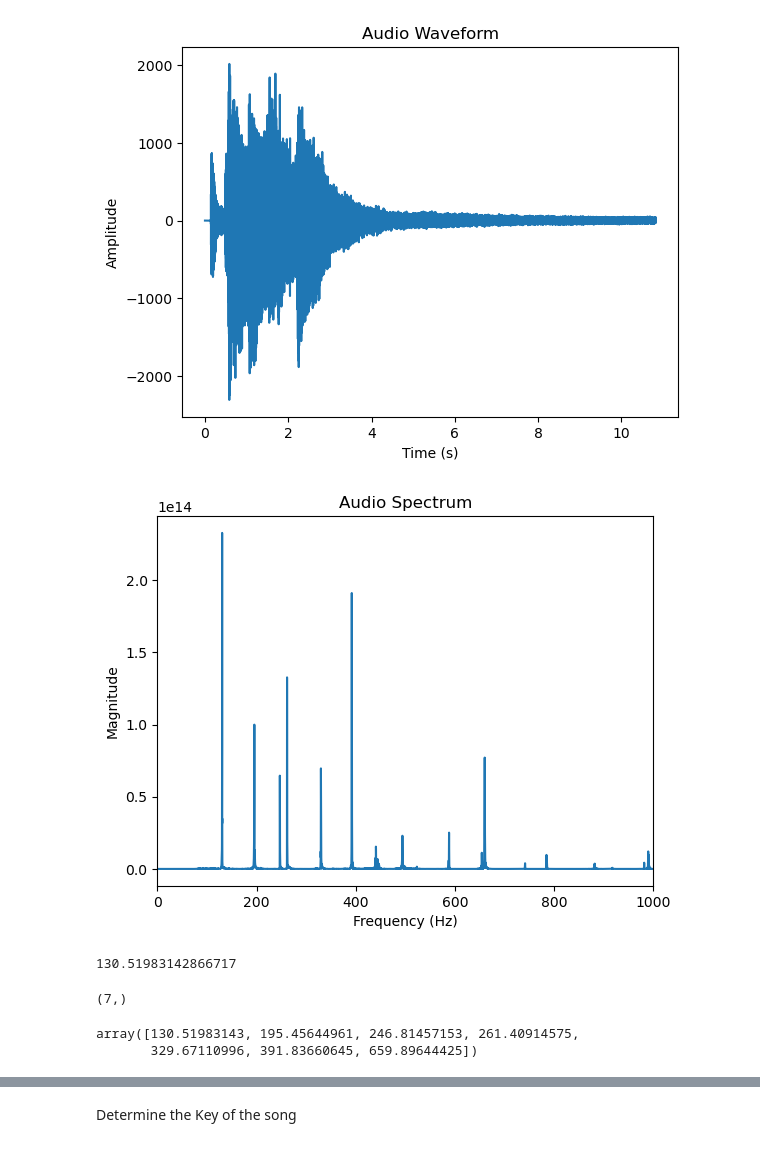
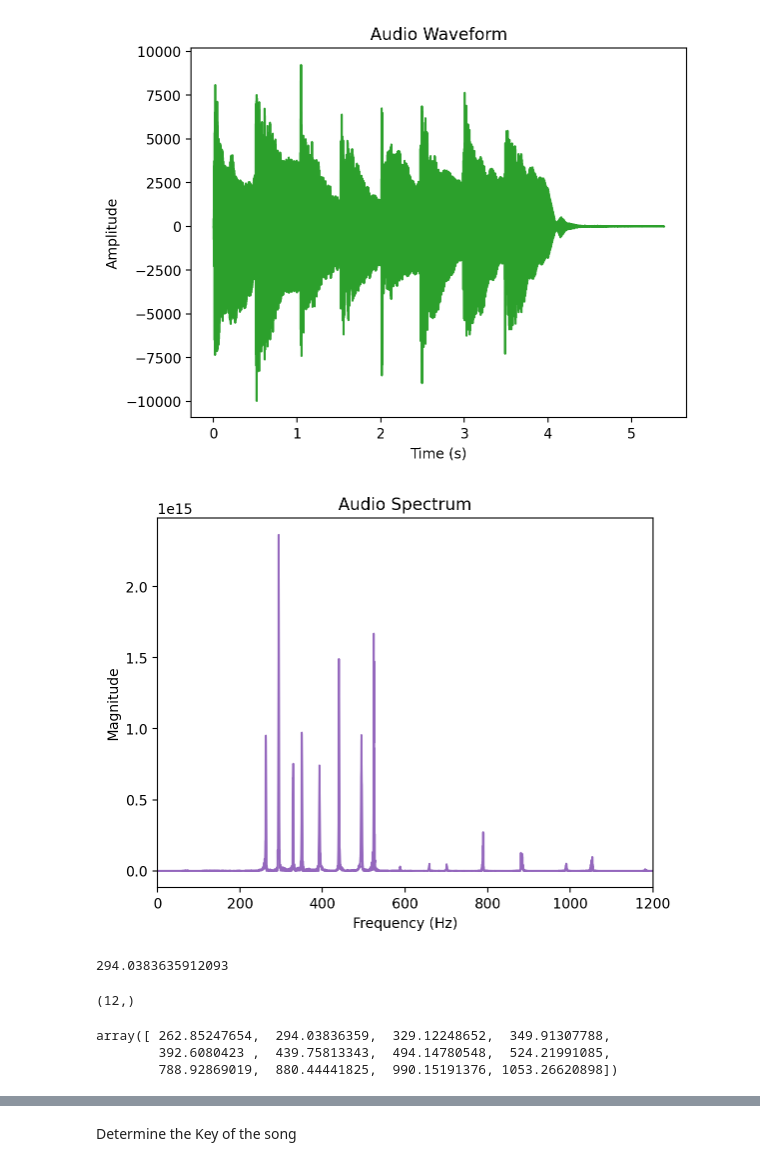
Before and after one commit to kujabes/SpaCy-Music, a Jupyter notebook: fourier_analysis.ipynb, the cells around one changed output, grey strips where cells are left out. Cells and saved outputs as stored; diff of their text form; code cells hidden in the pictures.

```diff
--- a/fourier_analysis.ipynb
+++ b/fourier_analysis.ipynb
@@ -6,7 +6,7 @@ from scipy.fft import fft, fftfreq
 from scipy.signal import find_peaks
 from librosa import hz_to_note
 # %%
-sample_rate, audio_data = wav.read("chords/CmajMelody1.wav")
+sample_rate, audio_data = wav.read("chords/CMajorScale.wav")
 # %%
 # if we have stereo input
 if len(audio_data.shape) == 2:
@@ -40,13 +40,13 @@ Frequency 0.8313365059150775 Hz, Magnitude: 1771.893523164115
 # %%
 # Time domain Plot
 time = np.arange(len(audio_data)) / sample_rate  # Create time axis
-plt.plot(time, audio_data)
+plt.plot(time, audio_data, color='tab:green')
 plt.xlabel("Time (s)")
 plt.ylabel("Amplitude")
 plt.title("Audio Waveform")
 plt.show()
 # %% [output]
-[figure, old version]
+[figure, new version]
 # %%
 # Isolating positive frequencies
 # Note: only first half of values are unique/positive
@@ -57,20 +57,20 @@ pos_fft_result = abs_fft_result[:n // 2]
 # %%
 # Frequency Domain Plot
 
-plt.plot(pos_fft_freq, pos_fft_result)  # Plot absolute values of frequency components
-plt.xlim(0, 1000)
+plt.plot(pos_fft_freq, pos_fft_result, color='tab:purple')  # Plot absolute values of frequency components
+plt.xlim(0, 1200)
 plt.xlabel("Frequency (Hz)")
 plt.ylabel("Magnitude")
 plt.title("Audio Spectrum")
 plt.show()
 # %% [output]
-[figure, old version]
+[figure, new version]
 # %%
 # Extracting notes from the frequency domain plot
 max_freq = np.argmax(pos_fft_result)
 print(pos_fft_freq[max_freq])
 # %% [output]
-130.51983142866717
+294.0383635912093
 # %%
 # Note: Distance between note frequencies becomes smaller in the lower ranges
 # https://mixbutton.com/mixing-articles/music-note-to-frequency-chart/
@@ -78,12 +78,13 @@ peaks, _ = find_peaks(pos_fft_result, prominence=5e13, distance=30)
 # %%
 pos_fft_freq[peaks].shape
 # %% [output]
-(7,)
+(12,)
 # %%
 note_frequencies = pos_fft_freq[peaks]
 note_frequencies
 # %% [output]
-array([130.51983143, 195.45644961, 246.81457153, 261.40914575,
-       329.67110996, 391.83660645, 659.89644425])
+array([ 262.85247654,  294.03836359,  329.12248652,  349.91307788,
+        392.6080423 ,  439.75813343,  494.14780548,  524.21991085,
+        788.92869019,  880.44441825,  990.15191376, 1053.26620898])
 # %%
 notes = hz_to_note(note_frequencies)
```
Also changed, not shown: parts of 19 cells of this notebook, 22 other files.
